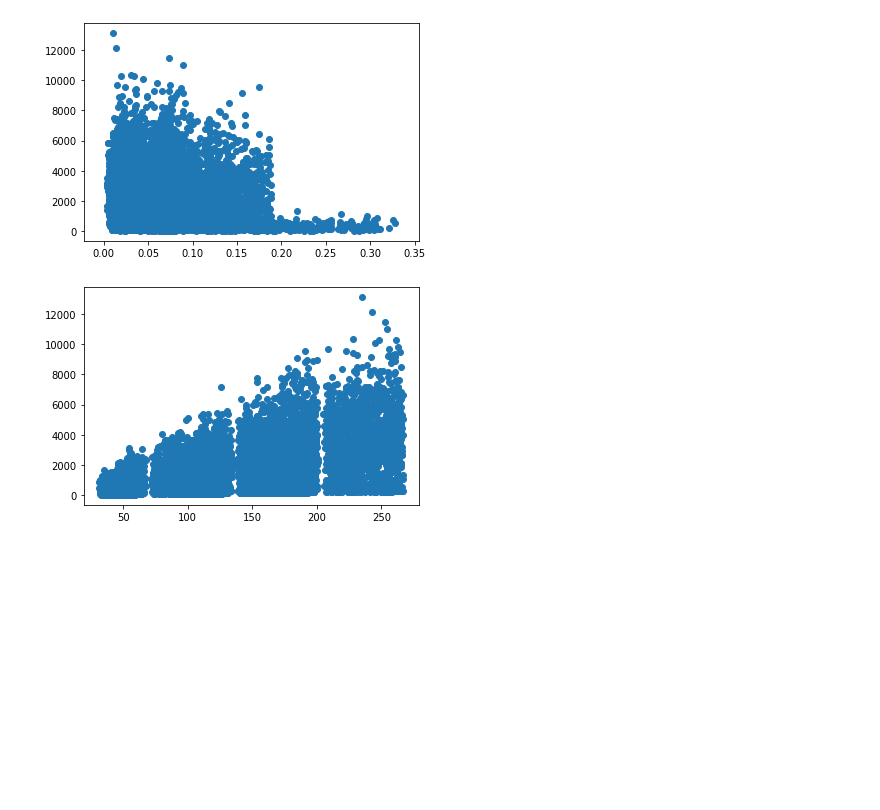
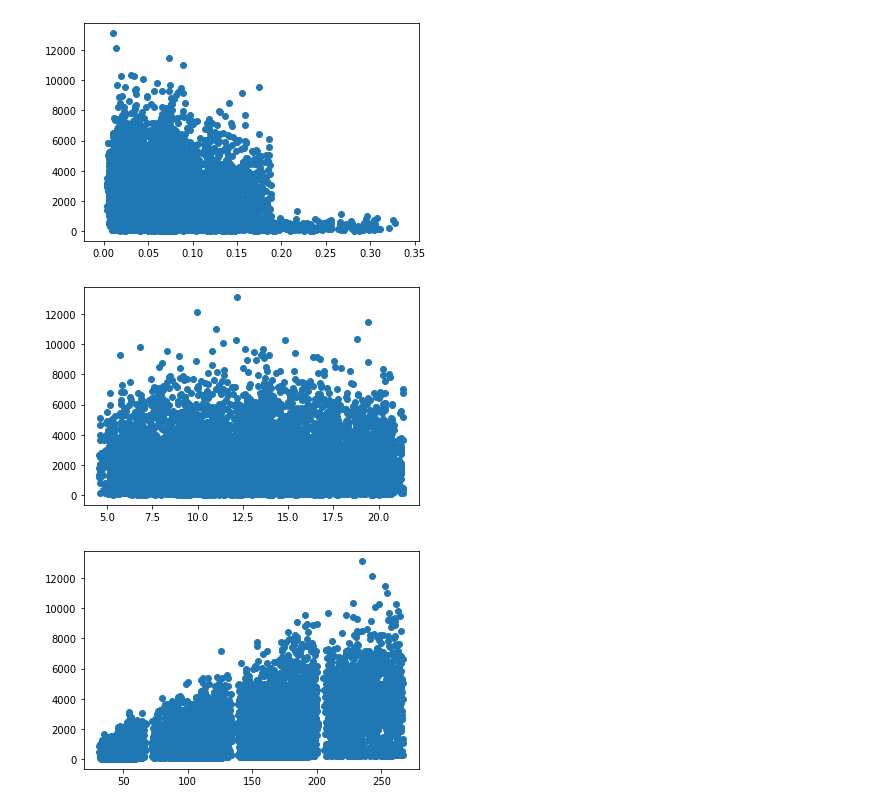
Before and after one commit to pratikjaiswal1998/food_items, a Jupyter notebook: Food_item_analysis.ipynb, the cells around one changed output. Saved outputs shown, nothing was run; the diff lists cells and outputs as text; code cells hidden in the pictures; blank space fills up the shorter version.

```diff
--- a/Food_item_analysis.ipynb
+++ b/Food_item_analysis.ipynb
@@ -245,6 +252,12 @@ plt.scatter(x=dataset['Item_Visibility'], y=dataset['Item_Outlet_Sales']);
 plt.show(block=True);
 # %% [output]
 [figure]
+# %%
+plt.scatter(x=dataset['Item_Weight'], y=dataset['Item_Outlet_Sales']);
+
+plt.show(block=True);
+# %% [output]
+[figure, added]
 # %%
 plt.scatter(x=dataset['Item_MRP'], y=dataset['Item_Outlet_Sales']);
 
```
Also changed, not shown: parts of 3 cells of this notebook.
